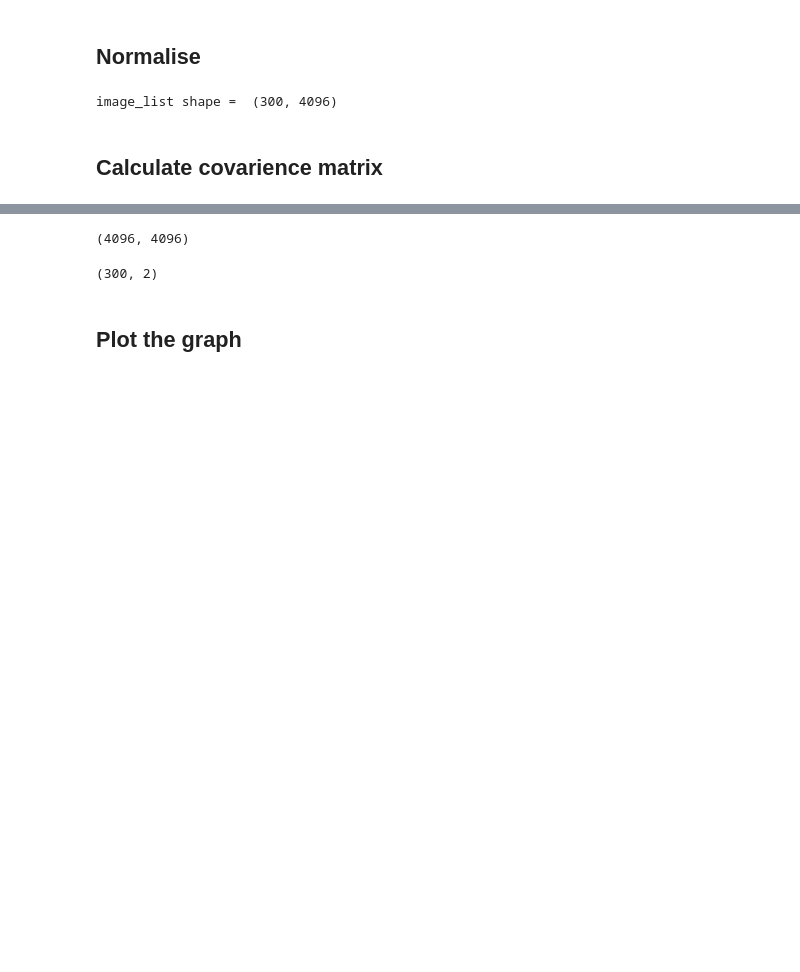
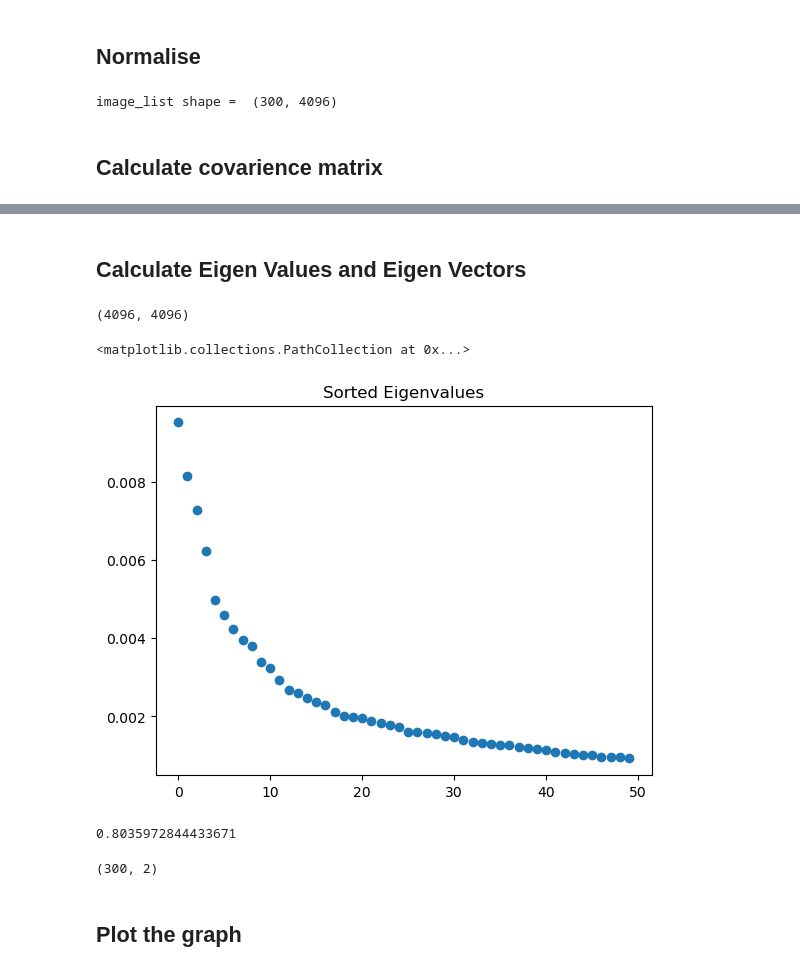
Before and after one commit to mheryerznkanyan/pca_from_scratch, a Jupyter notebook: pca_from_scratch.ipynb, the cells around one changed output, grey strips where cells are left out. Cells and saved outputs as stored; diff of their text form; code cells hidden in the pictures; blank space fills up the shorter version.

```diff
--- a/pca_from_scratch.ipynb
+++ b/pca_from_scratch.ipynb
@@ -31,3 +45,5 @@ cov_matrix shape  (4096, 4096)
+# %% [markdown]
+## Calculate Eigen Values and Eigen Vectors
 # %%
 eigen_values, eigen_vectors = np.linalg.eig(cov_matrix)
 sorted_index = np.argsort(eigen_values)[::-1]
@@ -36,4 +52,15 @@ sorted_eigenvectors = eigen_vectors[:,sorted_index]
 sorted_eigenvectors.shape
 # %% [output]
 (4096, 4096)
+# %%
+x_point  = list(range(0,len(sorted_eigenvalue[:50])))
+plt.title("Sorted Eigenvalues")
+plt.scatter(x_point,sorted_eigenvalue[:50])
+# %% [output]
+<matplotlib.collections.PathCollection at 0x...>
+[figure, added]
+# %%
+(sorted_eigenvalue[:80].sum()/sorted_eigenvalue.sum()).astype('float64')
+# %% [output]
+0.8035972844433671
 # %%
```
Also changed, not shown: parts of 12 cells of this notebook.
